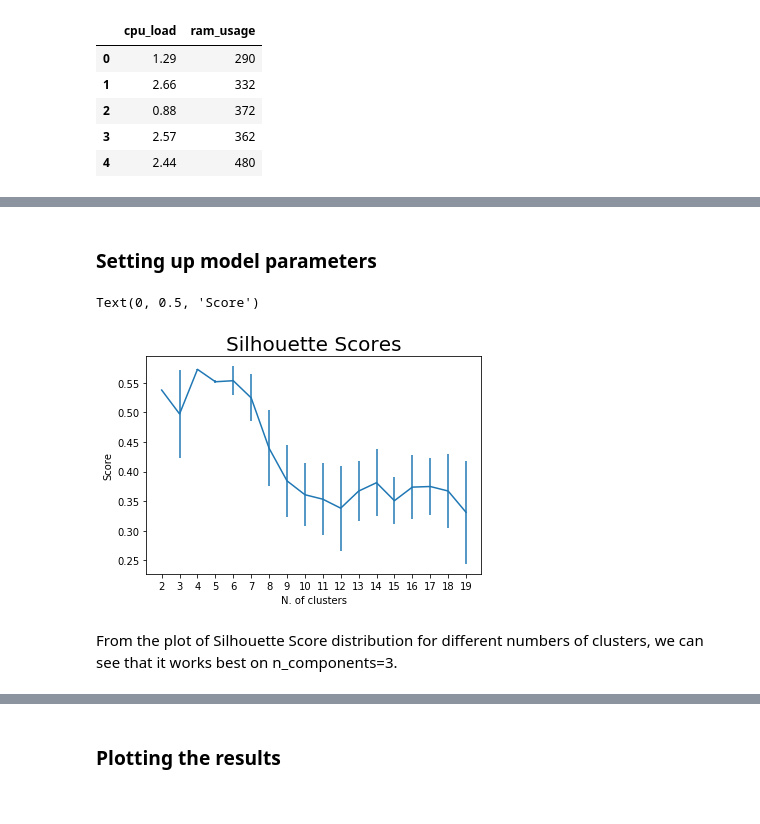
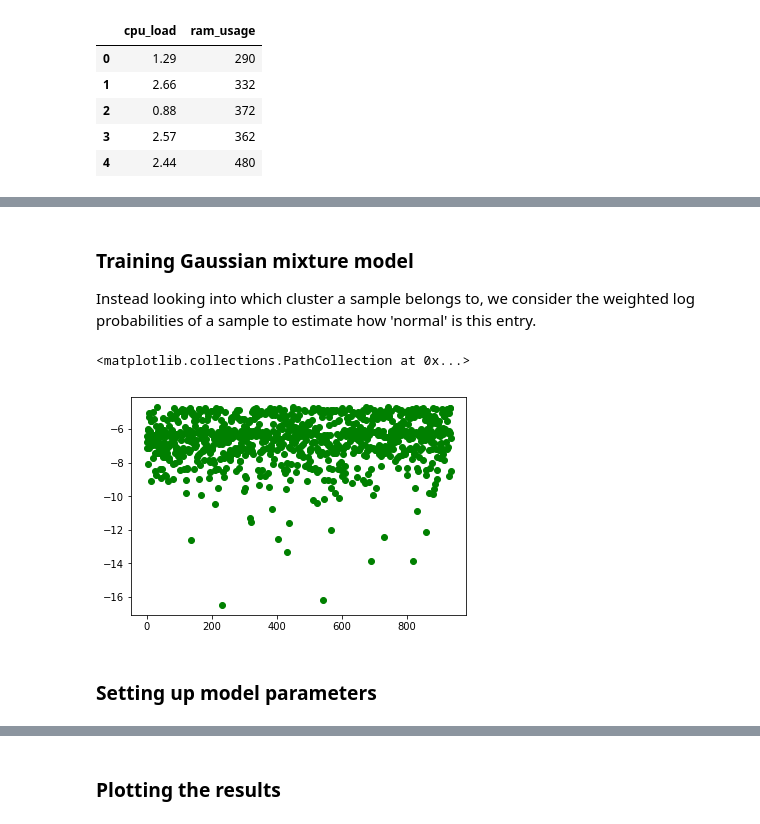
Before and after one commit to LAnastasiia/unsupervised_learning_task, a Jupyter notebook: unsupervised_learning.ipynb, the cells around one changed output, grey strips where cells are left out. Saved outputs shown, nothing was run; the diff lists cells and outputs as text; code cells hidden in the pictures.

```diff
--- a/unsupervised_learning.ipynb
+++ b/unsupervised_learning.ipynb
@@ -361,31 +357,17 @@ y_test = gm.predict(X_test)
+# %% [markdown]
+### Training Gaussian mixture model
+
+Instead looking into which cluster a sample belongs to, we consider the weighted log probabilities of a sample to estimate how 'normal' is this entry.
+# %%
+gm = GaussianMixture(n_components=5,
+                     covariance_type="full")
+gm.fit(X)
+
+
+scores = gm.score_samples(X)
+plt.scatter(range(len(scores)), scores, c='green')
+# %% [output]
+<matplotlib.collections.PathCollection at 0x...>
+[figure, added]
 # %% [markdown]
 ### Setting up model parameters
-# %%
-# https://github.com/vlavorini/ClusterCardinality/blob/master/Cluster%20Cardinality.ipynb
-
-n_clusters=np.arange(2, 20)
-sils=[]
-sils_err=[]
-iterations=20
-for n in n_clusters:
-    tmp_sil=[]
-    for _ in range(iterations):
-        gmm=GaussianMixture(n_components=n).fit(X)
-        labels=gmm.predict(X)
-        sil=silhouette_score(X, labels, metric='euclidean')
-        tmp_sil.append(sil)
-    val=np.mean(np.array(tmp_sil))
-    err=np.std(tmp_sil)
-    sils.append(val)
-    sils_err.append(err)
-
-plt.errorbar(n_clusters, sils, yerr=sils_err)
-plt.title("Silhouette Scores", fontsize=20)
-plt.xticks(n_clusters)
-plt.xlabel("N. of clusters")
-plt.ylabel("Score")
-# %% [output]
-Text(0, 0.5, 'Score')
-[figure, removed]
-# %% [markdown]
-From the plot of Silhouette Score distribution for different numbers of clusters, we can see that it works best on n_components=3.
```
Also changed, not shown: parts of 17 cells of this notebook.
